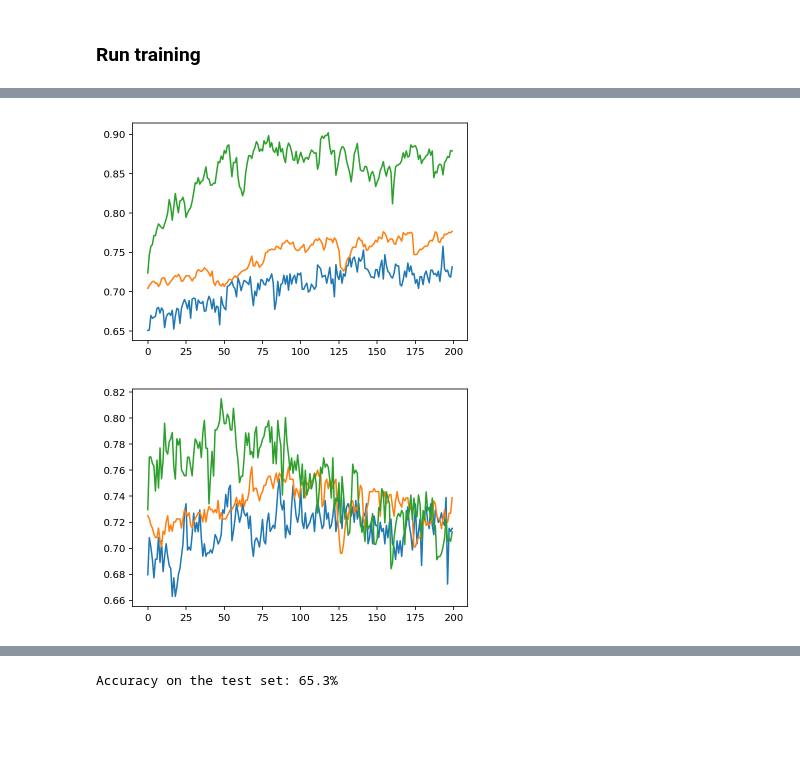
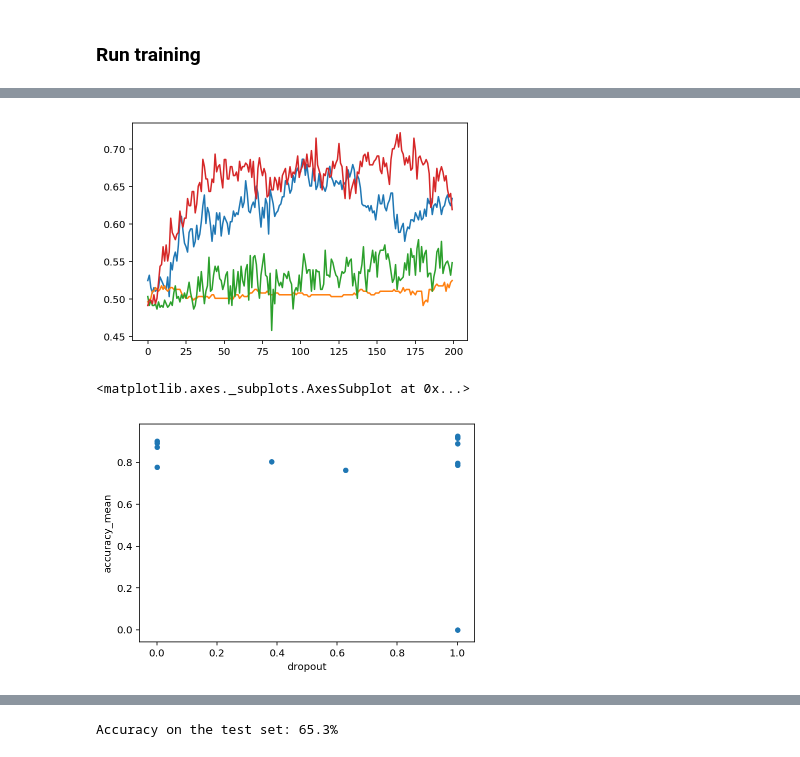
Before and after one commit to AndreaAmico/DeepMouse, a Jupyter notebook: training_models/keras_07.ipynb, the cells around one changed output, grey strips where cells are left out. Saved outputs shown, nothing was run; the diff lists cells and outputs as text; code cells hidden in the pictures; blank space fills up the shorter version.

```diff
--- a/training_models/keras_07.ipynb
+++ b/training_models/keras_07.ipynb
@@ -339,14 +379,13 @@ KeyboardInterrupt:
 # %%
 grid_df = pd.read_pickle('../model_data/grid_{}.pkl'.format(VERSION))
 
 
-for fo in grid_df.fit_outs:
-    somma = [x.history['acc'] for x in fo]
-    plt.plot(np.mean(somma, 0))
-plt.show()
+# for fo in grid_df.fit_outs:
+#     somma = [x.history['acc'] for x in fo]
+#     plt.plot(np.mean(somma, 0))
+# plt.show()
 for fo in grid_df.fit_outs:
     somma = [x.history['val_acc'] for x in fo]
     plt.plot(np.mean(somma, 0))
 # %% [output]
-[figure, old version]
+[figure, new version]
-[figure, removed]
@@ -352,0 +394,5 @@ for fo in grid_df.fit_outs:
+# %%
+grid_df.plot('dropout','accuracy_mean', kind='scatter')
+# %% [output]
+<matplotlib.axes._subplots.AxesSubplot at 0x...>
+[figure, added]
```
Also changed, not shown: parts of 6 cells of this notebook, 1 other file.
